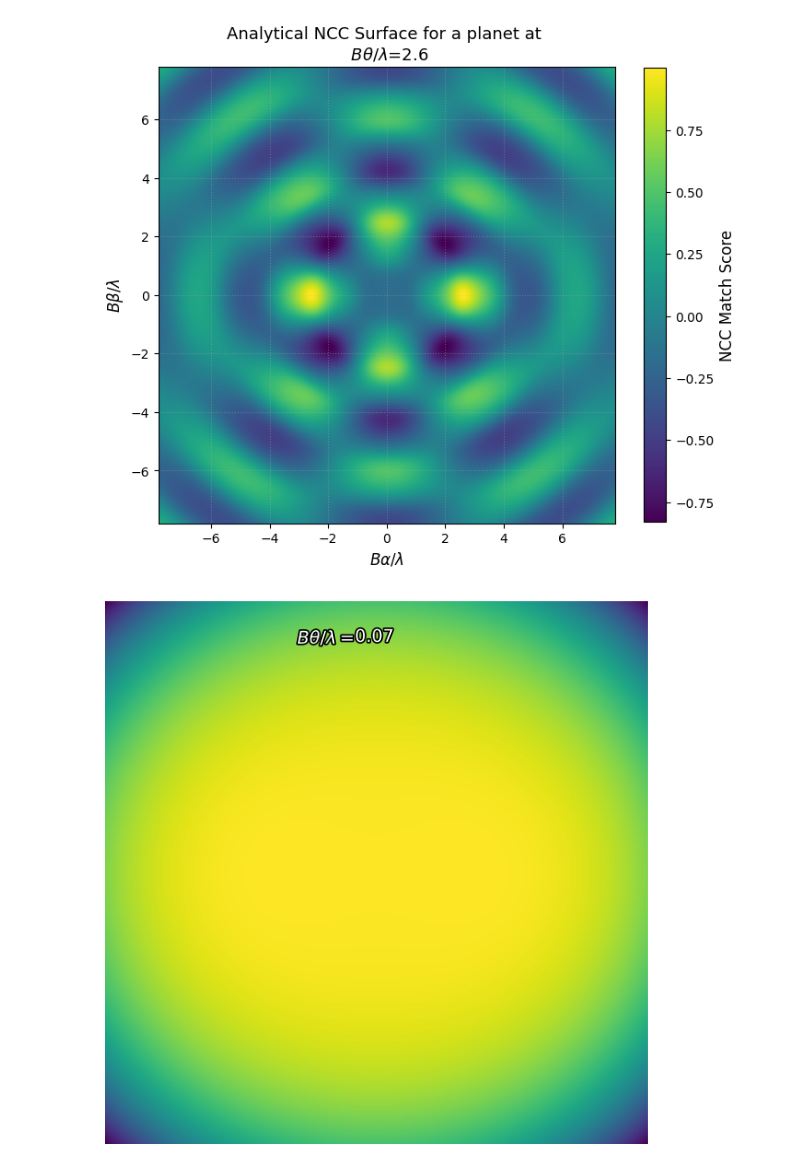
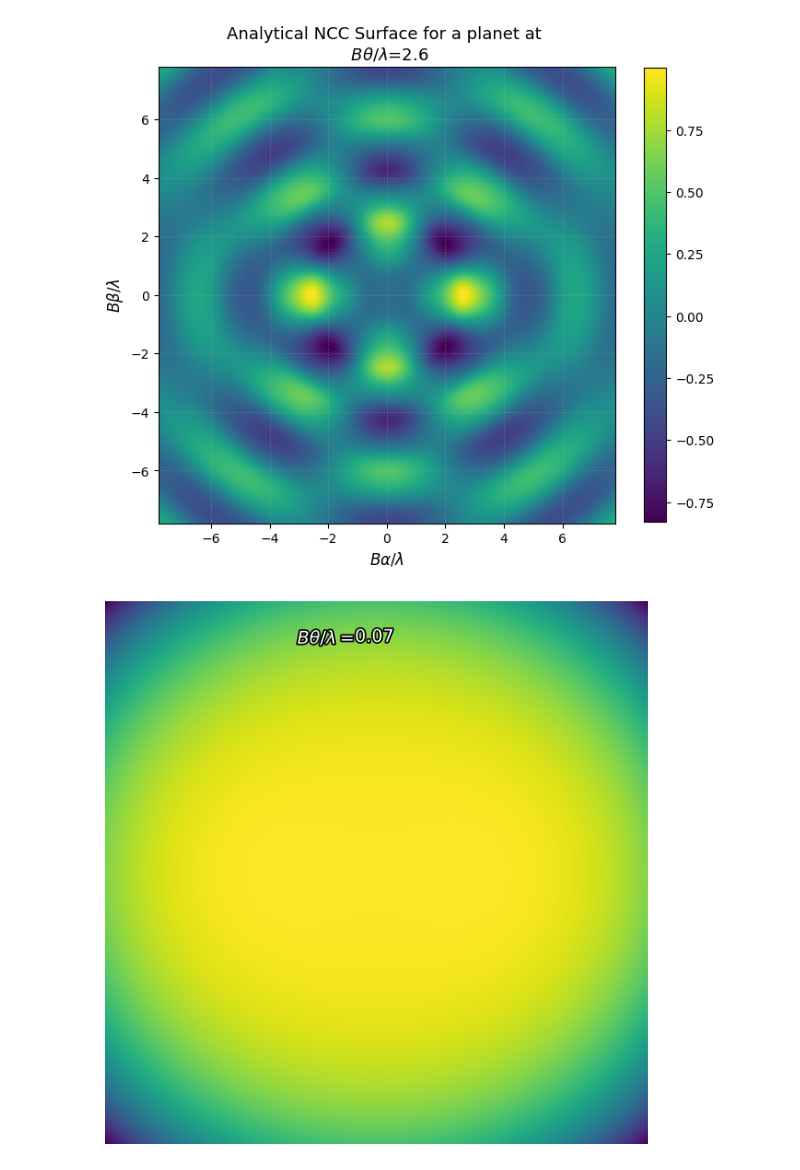
Before and after one commit to bcrazzolara/LIFEsandbox, a Jupyter notebook: plot_notebooks/NCC_analytical.ipynb, the cells around one changed output. Drawn from its saved outputs; the diff is of its cells as text; code cells hidden in the pictures.

```diff
--- a/plot_notebooks/NCC_analytical.ipynb
+++ b/plot_notebooks/NCC_analytical.ipynb
@@ -43,35 +43,34 @@ inv1 = 2.6 # B theta / lambda
 
 # Parameter space grid in Cartesian space (x, y)
 max_inv = 3*inv1
 grid_points = 400
 x_vals = np.linspace(-max_inv, max_inv, grid_points)
 y_vals = np.linspace(-max_inv, max_inv, grid_points)
 X, Y = np.meshgrid(x_vals, y_vals)
 
 # Parametrize r2 and phi2 from X and Y
 INV2 = np.sqrt(X**2 + Y**2)
 PHI2 = np.arctan2(Y, X)
 
 # --- Compute Exact NCC Surface ---
 ncc_surface = compute_analytical_ncc(inv1, phi1, INV2, PHI2)
 
 # --- Plotting 2D Spatial Circular Image ---
 fig, ax = plt.subplots(figsize=(8, 8))
 im = ax.imshow(ncc_surface,
     extent=[-max_inv, max_inv, -max_inv, max_inv],
     origin='lower',  cmap='viridis')
 cbar = fig.colorbar(im, ax=ax, shrink=0.8)
-cbar.set_label('NCC Match Score', fontsize=12)
 ax.set_title(f'Analytical NCC Surface for a planet at \n' + fr' $B  \theta / \lambda $={round(inv1 ,2)}', fontsize=13)
 ax.set_xlabel(r'$B \alpha / \lambda$', fontsize=12)
 ax.set_ylabel(r'$B \beta / \lambda$', fontsize=12)
 ax.set_aspect('equal')
 ax.grid(True, linestyle=':', alpha=0.4)
 plt.savefig("plots/ncc_examples.png", dpi = 300, transparent = True)
 plt.show()
 plt.close()
 # %% [output]
-[figure, old version]
+[figure, new version]
 # %%
 # Source - https://stackoverflow.com/a/13983801
 # Posted by tacaswell, modified by community. See post 'Timeline' for change history
```
